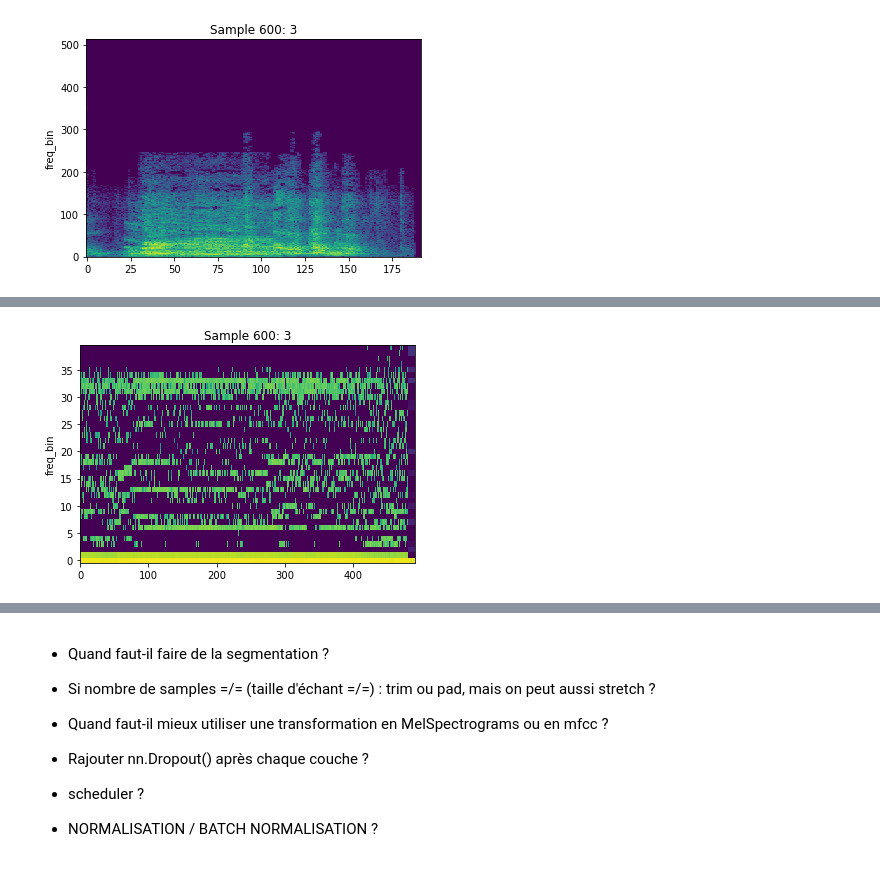
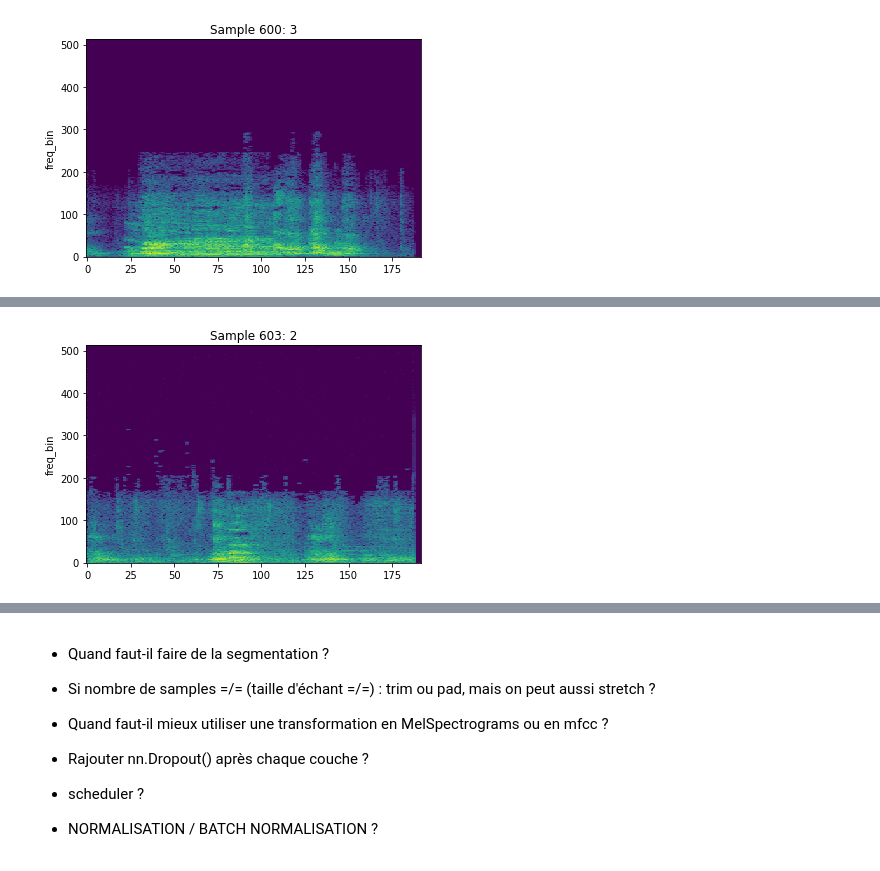
Before and after one commit to marie678/PigAudios, a Jupyter notebook: CNN_PigAudios_NewArch_CrossVal.ipynb, the cells around one changed output, grey strips where cells are left out. Cells and saved outputs as stored; diff of their text form; code cells hidden in the pictures.

```diff
--- a/CNN_PigAudios_NewArch_CrossVal.ipynb
+++ b/CNN_PigAudios_NewArch_CrossVal.ipynb
@@ -374,11 +366,11 @@ IPython.display.Audio(waveform, rate=sample_rate)
 # %%
 # Same as before
-i = 600
+i = 603
 waveform, sample_rate, label, spectrogram = train_dataset[i]
 plot_spectrogram(spectrogram[0], title=f"Sample {i}: {label}") #'MFCC'
 IPython.display.Audio(waveform, rate=sample_rate)
 # %% [output]
 [interactive output not drawn]
-[figure, old version]
+[figure, new version]
 # %%
 batch_size = 32
```
Also changed, not shown: parts of 21 cells of this notebook, 1 other file.
